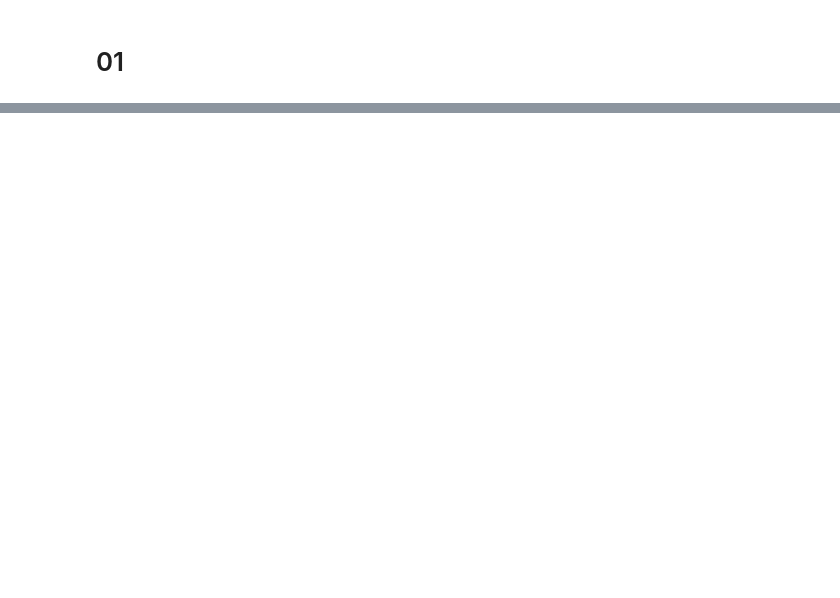
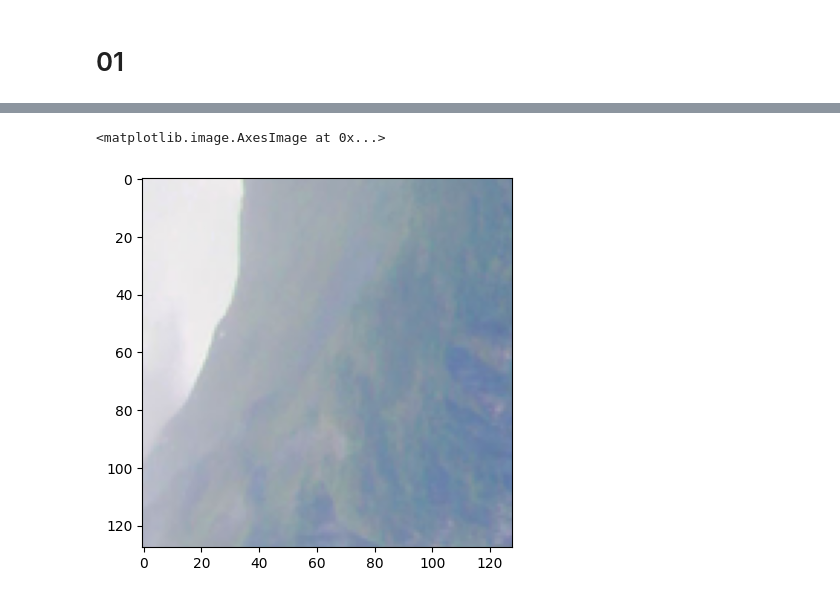
Before and after one commit to tamthuc1995/ImageRestoration-Development-Unrolling, a Jupyter notebook: exploration/2007-GGTV-GGLR-explore.ipynb, the cells around one changed output, grey strips where cells are left out. Cells and saved outputs as stored; diff of their text form; code cells hidden in the pictures; blank space fills up the shorter version.

```diff
--- a/exploration/2007-GGTV-GGLR-explore.ipynb
+++ b/exploration/2007-GGTV-GGLR-explore.ipynb
@@ -2266,0 +2363,39 @@ TypeError: Invalid shape (16, 128, 128, 3) for image data
+# %%
+
+LOG_DIR = os.path.join(ROOT_PROJECT, "exploration/model_multiscale_mixture_GLR/scripts/")
+LOGGER = logging.getLogger("main")
+logging.basicConfig(
+    format='%(asctime)s: %(message)s',
+    datefmt='%m/%d/%Y %I:%M:%S %p',
+    filename=os.path.join(LOG_DIR, 'non.log'),
+    level=logging.INFO
+)
+
+train_dataset = ImageSuperResolution(
+    csv_path=os.path.join(ROOT_DATASET, "dataset/DFWB_training_data_info.csv"),
+    dist_mode="addictive_noise",
+    lambda_noise=25.0,
+    use_data_aug=True,
+    patch_size=(128,128),
+    max_num_patchs=200000,
+    root_folder=ROOT_DATASET,
+    logger=LOGGER,
+    device=torch.device("cpu"),
+)
+# %%
+
+data_train_batched01 = torch.utils.data.DataLoader(
+    train_dataset, batch_size=4, num_workers=4
+)
+# %%
+model = model_structure.OneGraphFilter(
+    n_channels_in=3,
+    n_channels_hidden=96,
+    n_channels_out=3,
+)
+# %%
+for patchs_noisy, patchs_true in data_train_batched01:
+    patchs_noisy = patchs_noisy.to(DEVICE)
+    patchs_true = patchs_true.to(DEVICE)
+    reconstruct_patchs = model(patchs_noisy.permute(0, 3, 1, 2)).permute(0, 2, 3, 1)
+    break
@@ -2266,0 +2413,5 @@ TypeError: Invalid shape (16, 128, 128, 3) for image data
+# %%
+plt.imshow(patchs_true[0].cpu().numpy())
+# %% [output]
+<matplotlib.image.AxesImage at 0x...>
+[figure, added]
```
Also changed, not shown: parts of 8 cells of this notebook, 21 other files.
